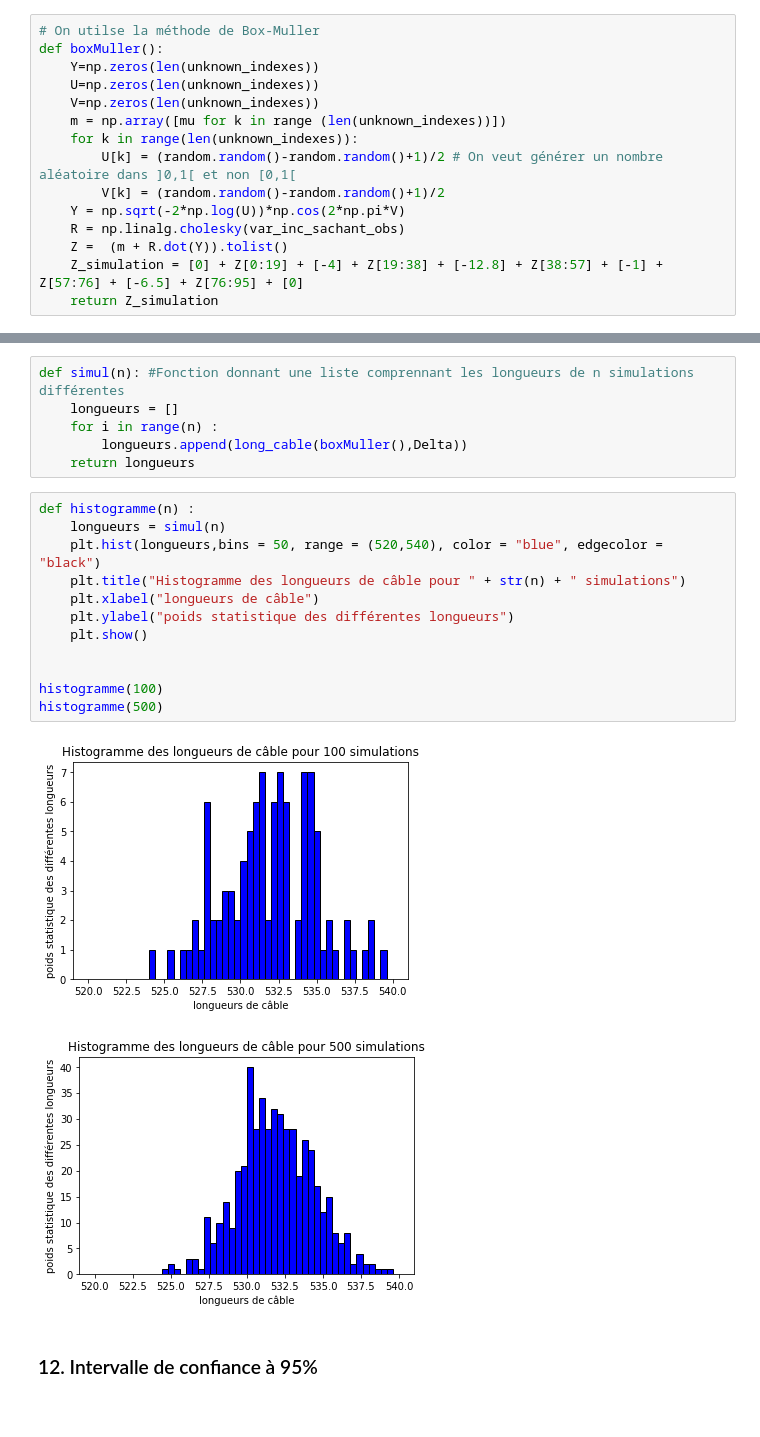
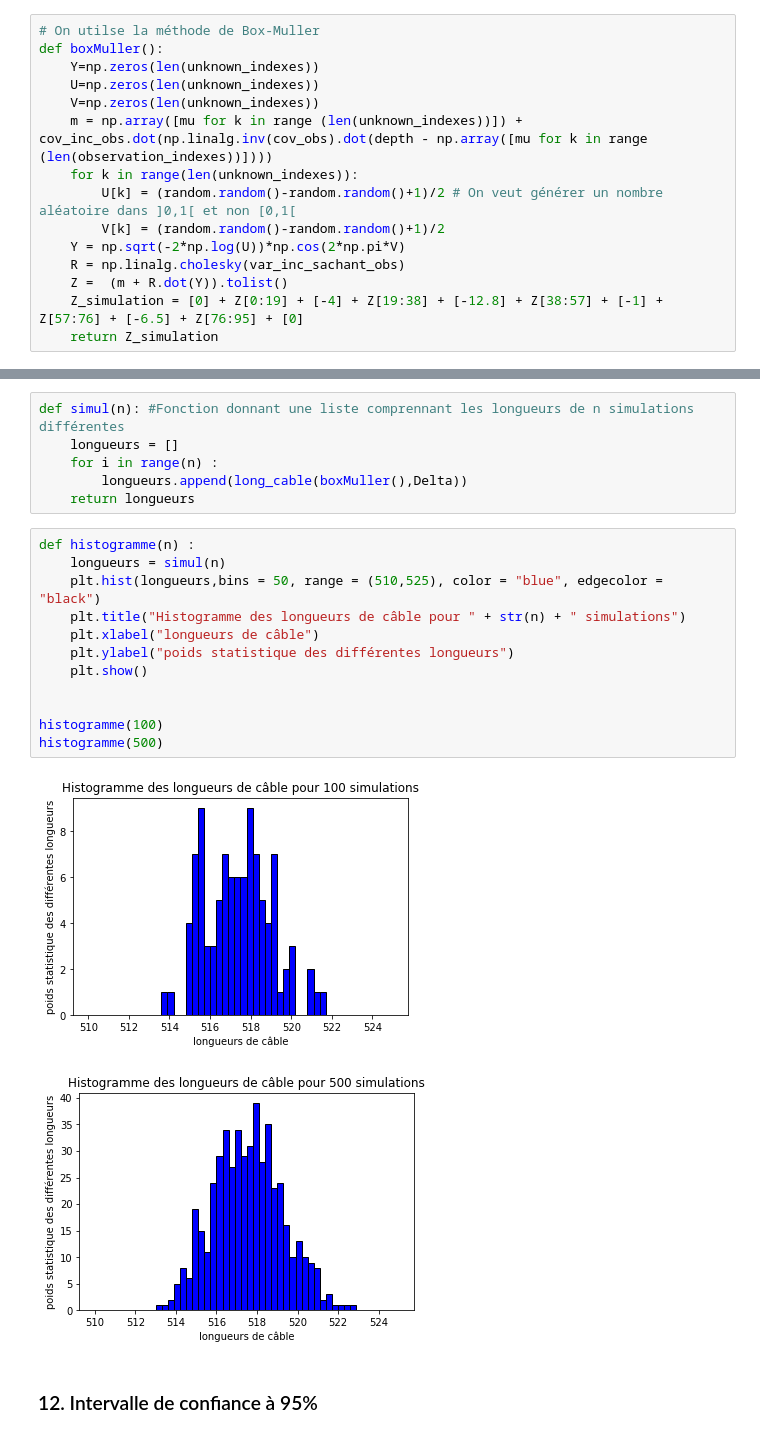
Before and after one commit to HugoTissot/Projet-Math-Informatique-Probabilites, a Jupyter notebook: Projet_maths_probas .ipynb, the cells around one changed output, grey strips where cells are left out. Saved outputs shown, nothing was run; the diff lists cells and outputs as text.

```diff
--- a/Projet_maths_probas .ipynb
+++ b/Projet_maths_probas .ipynb
@@ -281,7 +281,7 @@ def boxMuller():
     Y=np.zeros(len(unknown_indexes))
     U=np.zeros(len(unknown_indexes))
     V=np.zeros(len(unknown_indexes))
-    m = np.array([mu for k in range (len(unknown_indexes))])
+    m = np.array([mu for k in range (len(unknown_indexes))]) + cov_inc_obs.dot(np.linalg.inv(cov_obs).dot(depth - np.array([mu for k in range (len(observation_indexes))])))
     for k in range(len(unknown_indexes)):
         U[k] = (random.random()-random.random()+1)/2 # On veut générer un nombre aléatoire dans ]0,1[ et non [0,1[
         V[k] = (random.random()-random.random()+1)/2
@@ -365,18 +365,18 @@ def simul(n): #Fonction donnant une liste comprennant les longueurs de n simulat
 # %%
 def histogramme(n) :
     longueurs = simul(n)
-    plt.hist(longueurs,bins = 50, range = (520,540), color = "blue", edgecolor = "black")
+    plt.hist(longueurs,bins = 50, range = (510,525), color = "blue", edgecolor = "black")
     plt.title("Histogramme des longueurs de câble pour " + str(n) + " simulations")
     plt.xlabel("longueurs de câble")
     plt.ylabel("poids statistique des différentes longueurs")
     plt.show()
 
 
 histogramme(100)
 histogramme(500)
 # %% [output]
-[figure, old version]
+[figure, new version]
-[figure, old version]
+[figure, new version]
 # %% [markdown]
 ### 12. Intervalle de confiance à 95%
 # %% [markdown]
```
Also changed, not shown: parts of 15 cells of this notebook.
